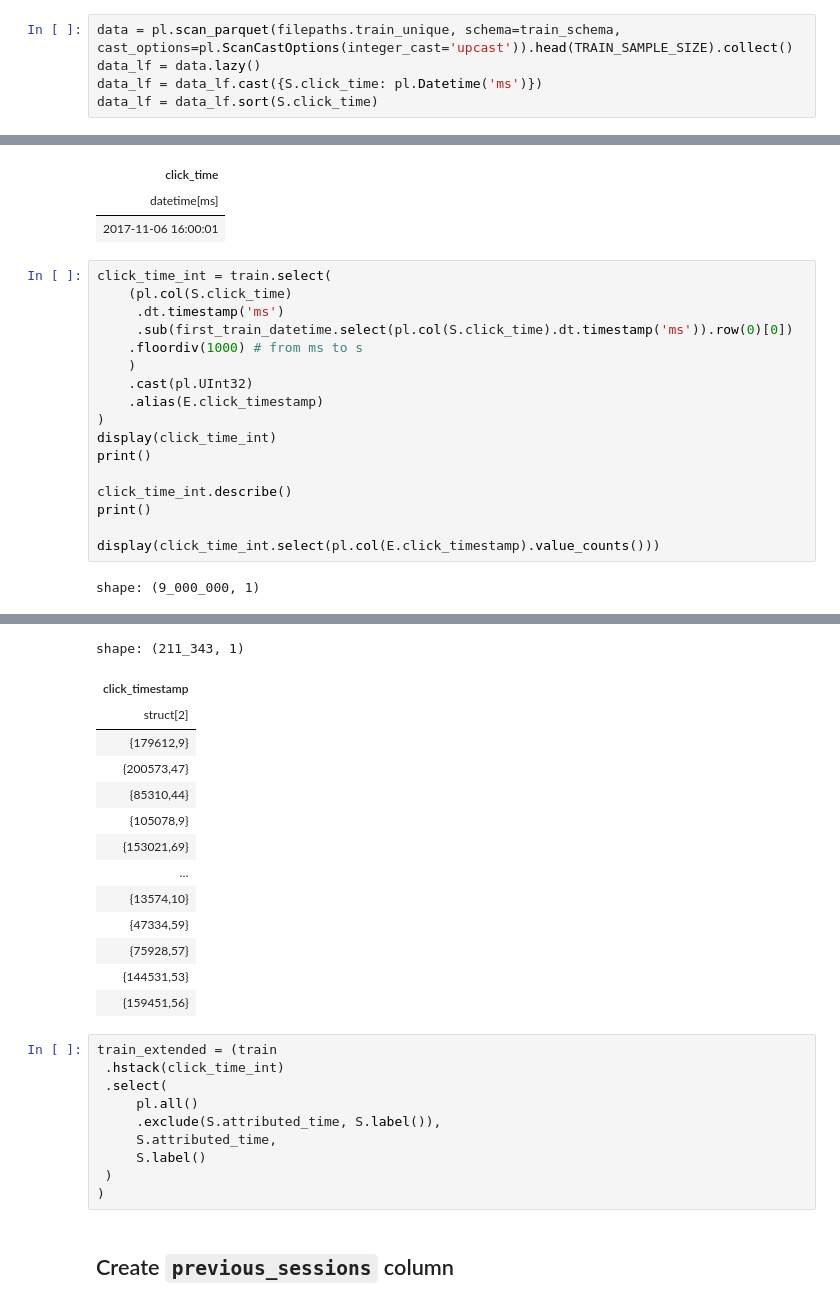
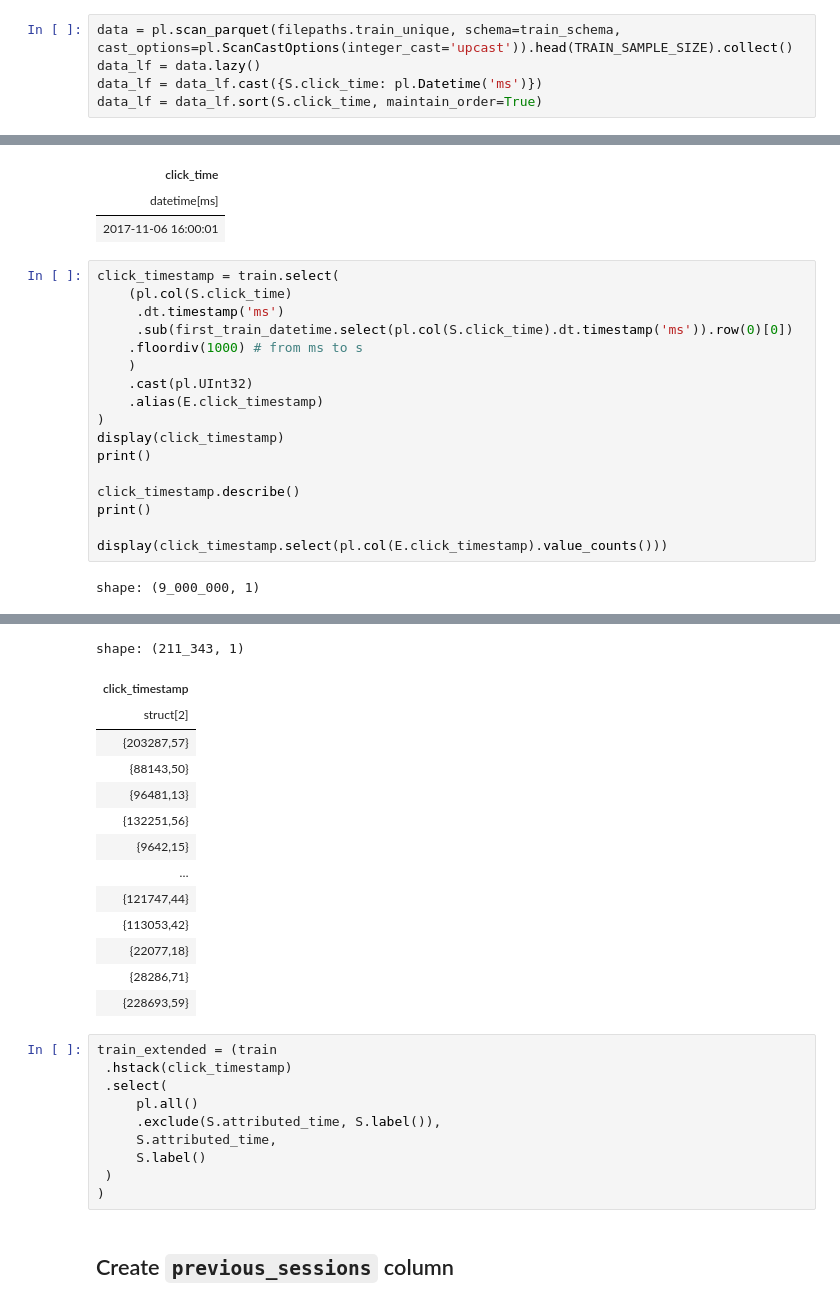
Before and after one commit to aleksa-radojicic/AdTracking_Fraud_Detection, a Jupyter notebook: notebooks/04_feature_engineering.ipynb, the cells around one changed output, grey strips where cells are left out. Drawn from its saved outputs; the diff is of its cells as text.

Commit message:
fix(notebook4): add missing sort when concatenating `previous_sessions` column with `train_extended`

```diff
--- a/notebooks/04_feature_engineering.ipynb
+++ b/notebooks/04_feature_engineering.ipynb
@@ -17,7 +17,7 @@ train_schema = BaseSchema.__annotations__ | TrainSchema.__annotations__
 data = pl.scan_parquet(filepaths.train_unique, schema=train_schema, cast_options=pl.ScanCastOptions(integer_cast='upcast')).head(TRAIN_SAMPLE_SIZE).collect()
 data_lf = data.lazy()
 data_lf = data_lf.cast({S.click_time: pl.Datetime('ms')})
-data_lf = data_lf.sort(S.click_time)
+data_lf = data_lf.sort(S.click_time, maintain_order=True)
 # %%
 from sklearn.model_selection import train_test_split
 
@@ -72,54 +72,54 @@ shape: (1, 1)
 | datetime[ms] |
 | 2017-11-06 16:00:01 |
 # %%
-click_time_int = train.select(
+click_timestamp = train.select(
     (pl.col(S.click_time)
      .dt.timestamp('ms')
      .sub(first_train_datetime.select(pl.col(S.click_time).dt.timestamp('ms')).row(0)[0])
     .floordiv(1000) # from ms to s
     )
     .cast(pl.UInt32)
     .alias(E.click_timestamp)
 )
-display(click_time_int)
+display(click_timestamp)
 print()
 
-click_time_int.describe()
+click_timestamp.describe()
 print()
 
-display(click_time_int.select(pl.col(E.click_timestamp).value_counts()))
+display(click_timestamp.select(pl.col(E.click_timestamp).value_counts()))
 # %% [output]
 shape: (9_000_000, 1)
 | click_timestamp |
 | u32 |
 | 0 |
 | 0 |
 | 0 |
 | 0 |
 | 0 |
 | … |
 | 239026 |
 | 239026 |
 | 239026 |
 | 239026 |
 | 239026 |
 shape: (211_343, 1)
 | click_timestamp |
 | struct[2] |
-| {179612,9} |
-| {200573,47} |
-| {85310,44} |
-| {105078,9} |
-| {153021,69} |
+| {203287,57} |
+| {88143,50} |
+| {96481,13} |
+| {132251,56} |
+| {9642,15} |
 | … |
-| {13574,10} |
-| {47334,59} |
-| {75928,57} |
-| {144531,53} |
-| {159451,56} |
+| {121747,44} |
+| {113053,42} |
+| {22077,18} |
+| {28286,71} |
+| {228693,59} |
 # %%
 train_extended = (train
- .hstack(click_time_int)
+ .hstack(click_timestamp)
  .select(
      pl.all()
      .exclude(S.attributed_time, S.label()),
```
Also changed, not shown: parts of 7 cells of this notebook.
